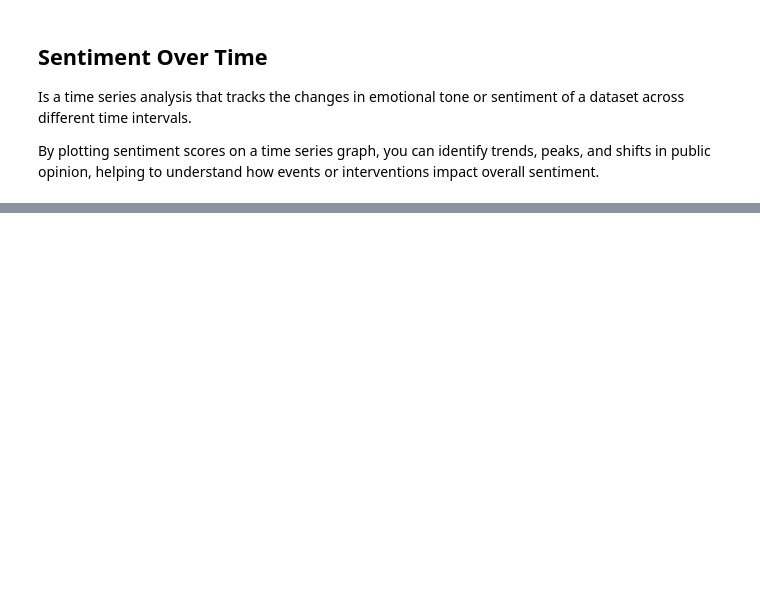
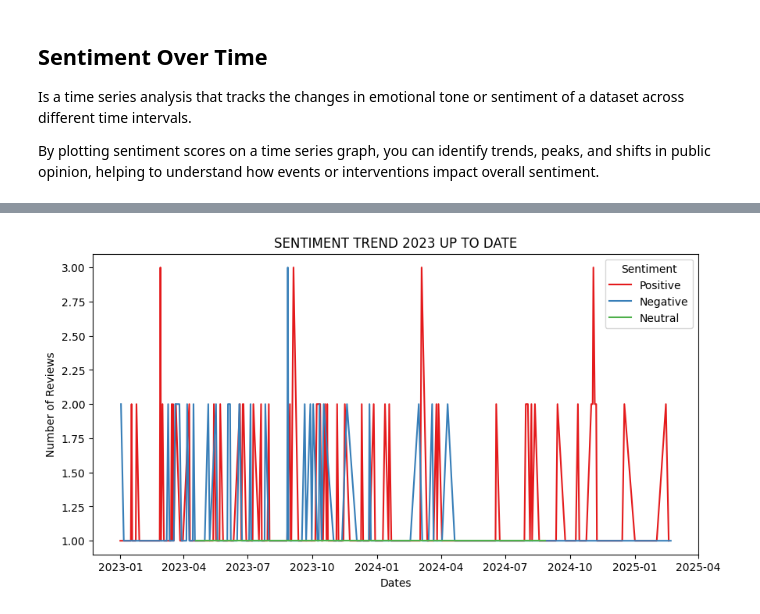
Before and after one commit to NathanaelMutua/British-Airways-Data-Science-Challenge, a Jupyter notebook: British Airways Analysis.ipynb, the cells around one changed output, grey strips where cells are left out. Cells and saved outputs as stored; diff of their text form; code cells hidden in the pictures; blank space fills up the shorter version.

```diff
--- a/British Airways Analysis.ipynb
+++ b/British Airways Analysis.ipynb
@@ -607,0 +602,14 @@ plt.show()
+# %%
+# Let's get a clearer view of our most recent reviews.
+# Let's scope it down to the past 2 years. That is from 2023 to date.
+date_filtered = data[(data["Dates"] >= "2023-01-01")]
+sentiment_trend = date_filtered.groupby(["Dates", "Sentiment"]).size().reset_index(name="Count")
+
+plt.figure(figsize=(10, 5))
+sns.lineplot(x="Dates", y="Count", hue="Sentiment", data=sentiment_trend, palette="Set1")
+plt.title("SENTIMENT TREND 2023 UP TO DATE")
+plt.xlabel("Dates")
+plt.ylabel("Number of Reviews")
+plt.show()
+# %% [output]
+[figure, added]
```
Also changed, not shown: parts of 18 cells of this notebook.
